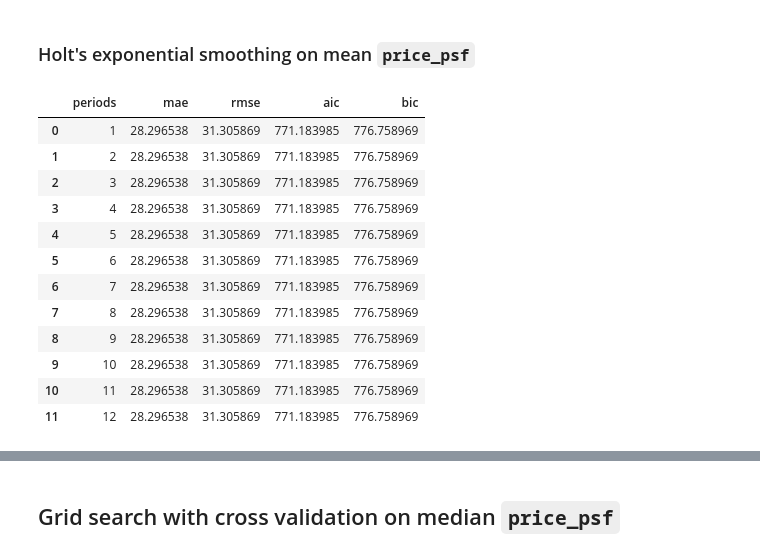
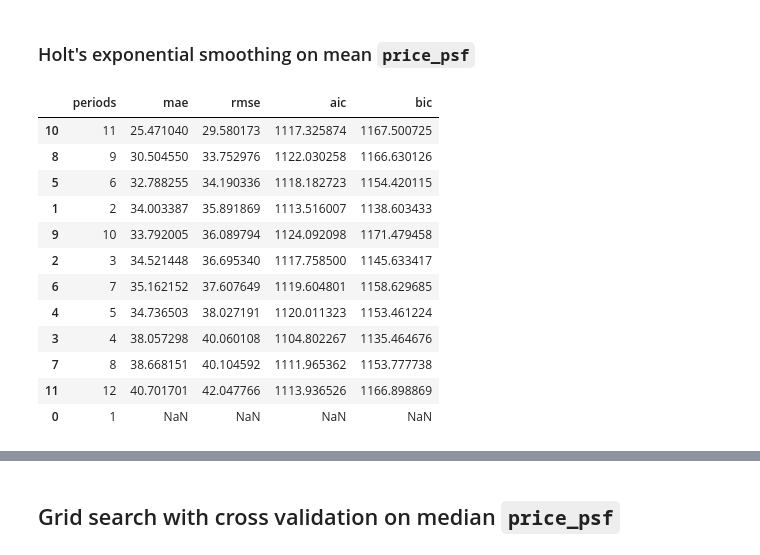
Before and after one commit to yuenherny/kl-house-price-forecasting, a Jupyter notebook: notebooks/Transactions - 06 Time Series Modelling.ipynb, the cells around one changed output, grey strips where cells are left out. Saved outputs shown, nothing was run; the diff lists cells and outputs as text; code cells hidden in the pictures.

```diff
--- a/notebooks/Transactions - 06 Time Series Modelling.ipynb
+++ b/notebooks/Transactions - 06 Time Series Modelling.ipynb
@@ -299,16 +299,16 @@ See the caveats in the documentation: https://pandas.pydata.org/pandas-docs/stab
 | 34999 | 2000.0 | 1.0 | 120.0 | 2000-01-01 |
 | 35000 | 2000.0 | 1.0 | 180.0 | 2000-01-01 |
 # %%
-mean_monthly_price_psf = df_monthly_price_psf_train[['year_month', 'price_psf']].groupby('year_month').mean()
-median_monthly_price_psf = df_monthly_price_psf_train[['year_month', 'price_psf']].groupby('year_month').median()
+mean_monthly_price_psf_train = df_monthly_price_psf_train[['year_month', 'price_psf']].groupby('year_month').mean()
+median_monthly_price_psf_train = df_monthly_price_psf_train[['year_month', 'price_psf']].groupby('year_month').median()
 
-df_price_psf_per_month = pd.concat([mean_monthly_price_psf, median_monthly_price_psf], axis=1)
-df_price_psf_per_month.columns = ['mean_price_psf', 'median_price_psf']
+df_price_psf_per_month_train = pd.concat([mean_monthly_price_psf_train, median_monthly_price_psf_train], axis=1)
+df_price_psf_per_month_train.columns = ['mean_price_psf', 'median_price_psf']
 
 print(f'Number of months from 2000 to 2020: {12 * 21}')
-print(f'Length of grouped dataframe: {len(df_price_psf_per_month)}')
+print(f'Length of grouped dataframe: {len(df_price_psf_per_month_train)}')
 
-df_price_psf_per_month.plot(
+df_price_psf_per_month_train.plot(
     kind='line',
     title='Mean and Median Price per Square Feet per Month',
 )
@@ -778,15 +778,15 @@ from statistics import mean
 mae, rmse, aic, bic = [], [], [], []
 
 for order in tqdm(orders, total=len(orders)):
-    for fold, (train, test) in enumerate(block_cv(mean_monthly_price_psf['price_psf'], n_splits=2)):
+    for fold, (train, val) in enumerate(block_cv(mean_monthly_price_psf_train['price_psf'], n_splits=2)):
         fold_mae, fold_rmse, fold_aic, fold_bic = [], [], [], []
         with warnings.catch_warnings():
             warnings.filterwarnings('ignore')
             try:
                 arima = ARIMA(train, order=order, freq=train.index.inferred_freq).fit()
-                arima_forecast = arima.forecast(len(test))
-                fold_mae.append(np.mean(np.abs(arima_forecast - test)))
-                fold_rmse.append(np.sqrt(np.mean((arima_forecast - test) ** 2)))
+                arima_forecast = arima.forecast(len(val))
+                fold_mae.append(np.mean(np.abs(arima_forecast - val)))
+                fold_rmse.append(np.sqrt(np.mean((arima_forecast - val) ** 2)))
                 fold_aic.append(arima.aic)
                 fold_bic.append(arima.bic)
             except:
@@ -964,7 +951,7 @@ from statsmodels.tsa.statespace.sarimax import SARIMAX
 mae, rmse, aic, bic = [], [], [], []
 
 for order in tqdm(orders, total=len(orders)):
-    for fold, (train, test) in enumerate(block_cv(mean_monthly_price_psf['price_psf'], n_splits=2)):
+    for fold, (train, test) in enumerate(block_cv(mean_monthly_price_psf_train['price_psf'], n_splits=2)):
         fold_mae, fold_rmse, fold_aic, fold_bic = [], [], [], []
         with warnings.catch_warnings():
             warnings.filterwarnings('ignore')
@@ -1110,45 +1085,54 @@ From the plots above, similar to ARIMA, SARIMA(3, 1, 2) is the best model.
 # %% [markdown]
 ### Holt's exponential smoothing on mean `price_psf`
 # %%
-from statsmodels.tsa.holtwinters import ExponentialSmoothing
+from statsmodels.tsa.exponential_smoothing.ets import ETSModel
+
 mae, rmse, aic, bic = [], [], [], []
 periods = range(1,13)
 for period in tqdm(periods, total=len(periods)):
-    for fold, (train, test) in enumerate(block_cv(mean_monthly_price_psf['price_psf'], n_splits=2)):
+    for fold, (train, test) in enumerate(block_cv(mean_monthly_price_psf_train['price_psf'], n_splits=2)):
         fold_mae, fold_rmse, fold_aic, fold_bic = [], [], [], []
         with warnings.catch_warnings():
             warnings.filterwarnings('ignore')
             try:
-                holtwinters = ExponentialSmoothing(train, freq=train.index.inferred_freq, seasonal_periods=period).fit()
+                holtwinters = ETSModel(
+                    train,
+                    error='add',
+                    trend='mul',
+                    seasonal='mul',
+                    freq=train.index.inferred_freq,
+                    seasonal_periods=period,
+                    damped_trend=True
+                ).fit()
                 holtwinters_forecast = holtwinters.forecast(len(test))
                 fold_mae.append(np.mean(np.abs(holtwinters_forecast - test)))
                 fold_rmse.append(np.sqrt(np.mean((holtwinters_forecast - test) ** 2)))
                 fold_aic.append(holtwinters.aic)
                 fold_bic.append(holtwinters.bic)
             except:
                 fold_mae.append(np.nan)
                 fold_rmse.append(np.nan)
                 fold_aic.append(np.nan)
                 fold_bic.append(np.nan)
 
     mae.append(mean(fold_mae))
     rmse.append(mean(fold_rmse))
     aic.append(mean(fold_aic))
     bic.append(mean(fold_bic))
 
 df_holtwinters_eval = pd.DataFrame({'periods': periods, 'mae': mae, 'rmse': rmse, 'aic': aic, 'bic': bic})
-df_holtwinters_eval.sort_values(by=['rmse', 'aic', 'bic'], ascending=True).head(13)
+df_holtwinters_eval.sort_values(by=['rmse', 'aic', 'bic'], ascending=True)
 # %% [output]
 |  | periods | mae | rmse | aic | bic |
-| 0 | 1 | 28.296538 | 31.305869 | 771.183985 | 776.758969 |
-| 1 | 2 | 28.296538 | 31.305869 | 771.183985 | 776.758969 |
-| 2 | 3 | 28.296538 | 31.305869 | 771.183985 | 776.758969 |
-| 3 | 4 | 28.296538 | 31.305869 | 771.183985 | 776.758969 |
-| 4 | 5 | 28.296538 | 31.305869 | 771.183985 | 776.758969 |
-| 5 | 6 | 28.296538 | 31.305869 | 771.183985 | 776.758969 |
-| 6 | 7 | 28.296538 | 31.305869 | 771.183985 | 776.758969 |
-| 7 | 8 | 28.296538 | 31.305869 | 771.183985 | 776.758969 |
-| 8 | 9 | 28.296538 | 31.305869 | 771.183985 | 776.758969 |
-| 9 | 10 | 28.296538 | 31.305869 | 771.183985 | 776.758969 |
-| 10 | 11 | 28.296538 | 31.305869 | 771.183985 | 776.758969 |
-| 11 | 12 | 28.296538 | 31.305869 | 771.183985 | 776.758969 |
+| 10 | 11 | 25.471040 | 29.580173 | 1117.325874 | 1167.500725 |
+| 8 | 9 | 30.504550 | 33.752976 | 1122.030258 | 1166.630126 |
+| 5 | 6 | 32.788255 | 34.190336 | 1118.182723 | 1154.420115 |
+| 1 | 2 | 34.003387 | 35.891869 | 1113.516007 | 1138.603433 |
+| 9 | 10 | 33.792005 | 36.089794 | 1124.092098 | 1171.479458 |
+| 2 | 3 | 34.521448 | 36.695340 | 1117.758500 | 1145.633417 |
+| 6 | 7 | 35.162152 | 37.607649 | 1119.604801 | 1158.629685 |
+| 4 | 5 | 34.736503 | 38.027191 | 1120.011323 | 1153.461224 |
+| 3 | 4 | 38.057298 | 40.060108 | 1104.802267 | 1135.464676 |
+| 7 | 8 | 38.668151 | 40.104592 | 1111.965362 | 1153.777738 |
+| 11 | 12 | 40.701701 | 42.047766 | 1113.936526 | 1166.898869 |
+| 0 | 1 | NaN | NaN | NaN | NaN |
```
Also changed, not shown: parts of 62 cells of this notebook.
